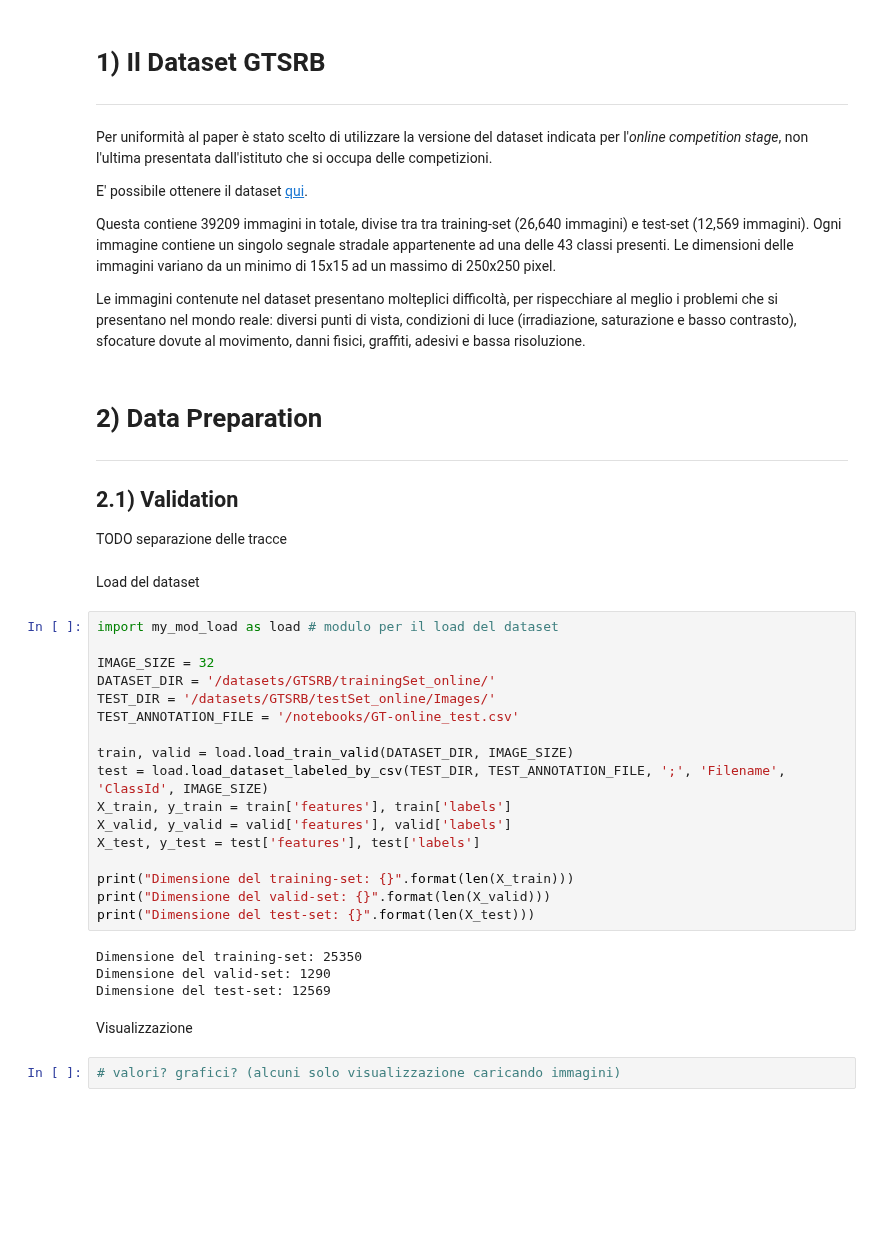
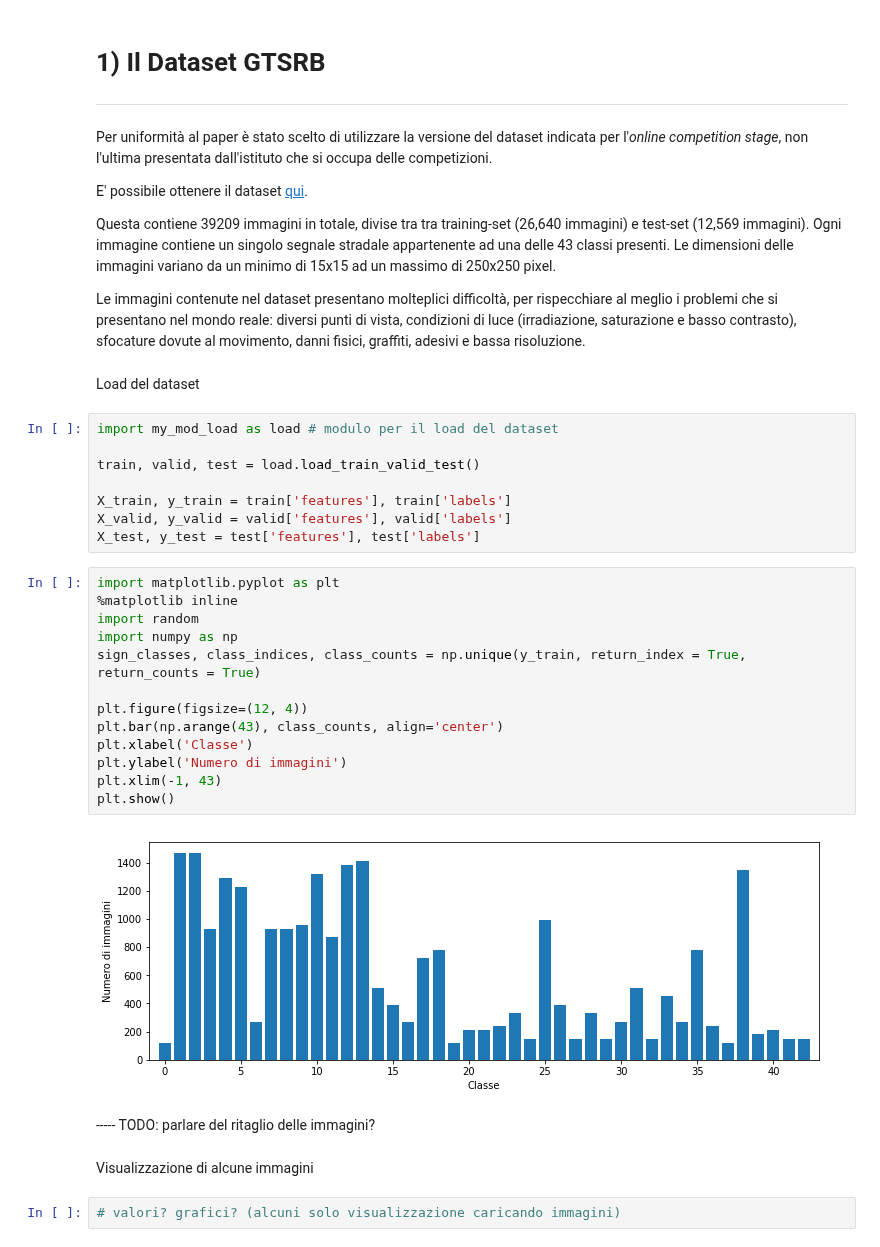
Before and after one commit to cecchilinux/machine_learning, a Jupyter notebook: notebooks/report.ipynb, the cells around one changed output. Drawn from its saved outputs; the diff is of its cells as text; blank space fills up the shorter version.

```diff
--- a/notebooks/report.ipynb
+++ b/notebooks/report.ipynb
@@ -25,36 +25,34 @@ E' possibile ottenere il dataset [qui]('http://benchmark.ini.rub.de/index.php?se
 Questa contiene 39209 immagini in totale, divise tra tra training-set (26,640 immagini) e test-set (12,569 immagini). Ogni immagine contiene un singolo segnale stradale appartenente ad una delle 43 classi presenti. Le dimensioni delle immagini variano da un minimo di 15x15 ad un massimo di 250x250 pixel.
 
 Le immagini contenute nel dataset presentano molteplici difficoltà, per rispecchiare al meglio i problemi che si presentano nel mondo reale: diversi punti di vista, condizioni di luce (irradiazione, saturazione e basso contrasto), sfocature dovute al movimento, danni fisici, graffiti, adesivi e bassa risoluzione.
-# %% [markdown]
-# 2) Data Preparation
----
-## 2.1) Validation
-
-TODO separazione delle tracce
 # %% [markdown]
 Load del dataset
 # %%
 import my_mod_load as load # modulo per il load del dataset
 
-IMAGE_SIZE = 32
-DATASET_DIR = '/datasets/GTSRB/trainingSet_online/'
-TEST_DIR = '/datasets/GTSRB/testSet_online/Images/'
-TEST_ANNOTATION_FILE = '/notebooks/GT-online_test.csv'
+train, valid, test = load.load_train_valid_test()
 
-train, valid = load.load_train_valid(DATASET_DIR, IMAGE_SIZE)
-test = load.load_dataset_labeled_by_csv(TEST_DIR, TEST_ANNOTATION_FILE, ';', 'Filename', 'ClassId', IMAGE_SIZE)
 X_train, y_train = train['features'], train['labels']
 X_valid, y_valid = valid['features'], valid['labels']
 X_test, y_test = test['features'], test['labels']
-
-print("Dimensione del training-set: {}".format(len(X_train)))
-print("Dimensione del valid-set: {}".format(len(X_valid)))
-print("Dimensione del test-set: {}".format(len(X_test)))
-# %% [output]
-Dimensione del training-set: 25350
-Dimensione del valid-set: 1290
-Dimensione del test-set: 12569
-# %% [markdown]
-Visualizzazione
+# %%
+import matplotlib.pyplot as plt
+%matplotlib inline
+import random
+import numpy as np
+sign_classes, class_indices, class_counts = np.unique(y_train, return_index = True, return_counts = True)
+
+plt.figure(figsize=(12, 4))
+plt.bar(np.arange(43), class_counts, align='center')
+plt.xlabel('Classe')
+plt.ylabel('Numero di immagini')
+plt.xlim(-1, 43)
+plt.show()
+# %% [output]
+[figure, added]
+# %% [markdown]
+----- TODO: parlare del ritaglio delle immagini?
+# %% [markdown]
+Visualizzazione di alcune immagini
 # %%
 # valori? grafici? (alcuni solo visualizzazione caricando immagini)
```
Also changed, not shown: parts of 14 cells of this notebook, 2 other files.
